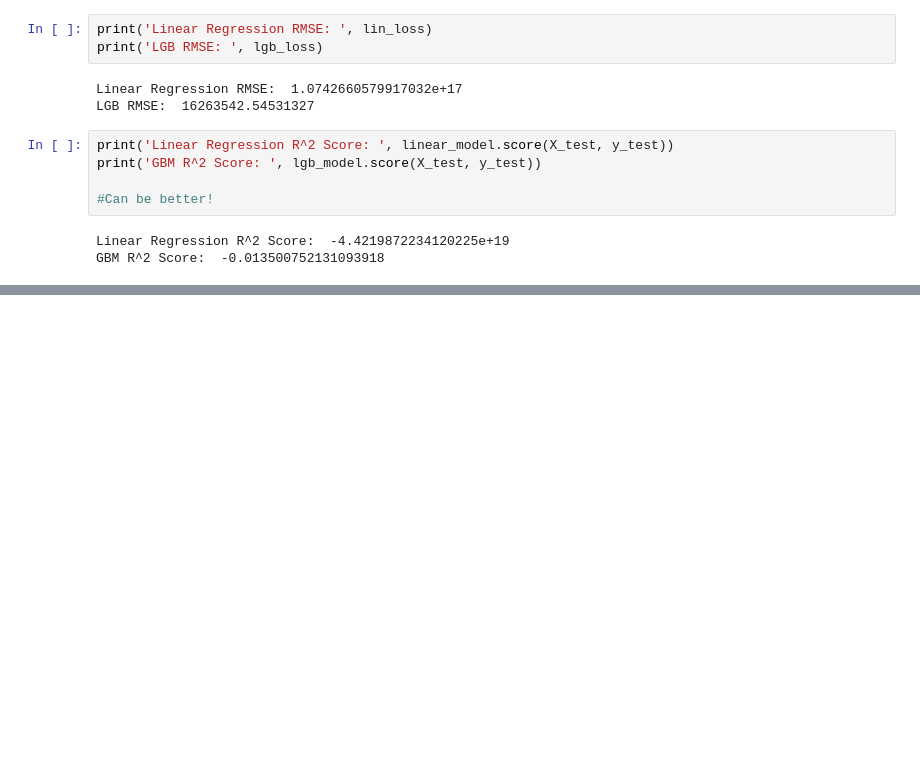
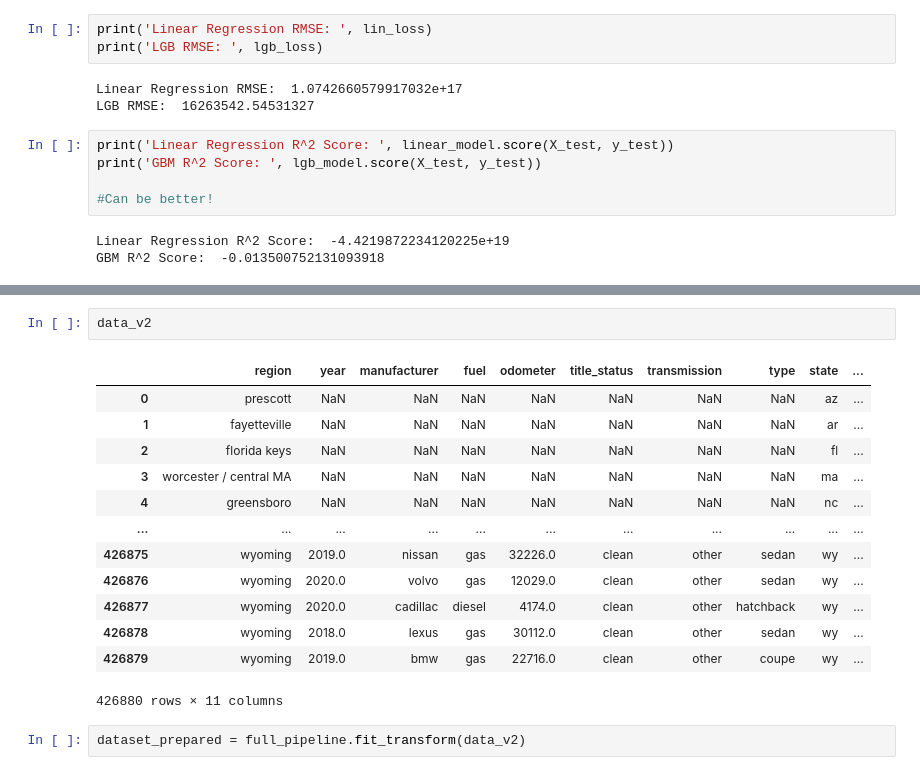
Before and after one commit to axiom9/vehicle_pricings, a Jupyter notebook: Predicting_used_car_prices.ipynb, the cells around one changed output, grey strips where cells are left out. Drawn from its saved outputs; the diff is of its cells as text; blank space fills up the shorter version.

```diff
--- a/Predicting_used_car_prices.ipynb
+++ b/Predicting_used_car_prices.ipynb
@@ -324,0 +409,18 @@ print('test')
+# %%
+data_v2
+# %% [output]
+|  | region | year | manufacturer | fuel | odometer | title_status | transmission | type | state | ... |
+| 0 | prescott | NaN | NaN | NaN | NaN | NaN | NaN | NaN | az | ... |
+| 1 | fayetteville | NaN | NaN | NaN | NaN | NaN | NaN | NaN | ar | ... |
+| 2 | florida keys | NaN | NaN | NaN | NaN | NaN | NaN | NaN | fl | ... |
+| 3 | worcester / central MA | NaN | NaN | NaN | NaN | NaN | NaN | NaN | ma | ... |
+| 4 | greensboro | NaN | NaN | NaN | NaN | NaN | NaN | NaN | nc | ... |
+| ... | ... | ... | ... | ... | ... | ... | ... | ... | ... | ... |
+| 426875 | wyoming | 2019.0 | nissan | gas | 32226.0 | clean | other | sedan | wy | ... |
+| 426876 | wyoming | 2020.0 | volvo | gas | 12029.0 | clean | other | sedan | wy | ... |
+| 426877 | wyoming | 2020.0 | cadillac | diesel | 4174.0 | clean | other | hatchback | wy | ... |
+| 426878 | wyoming | 2018.0 | lexus | gas | 30112.0 | clean | other | sedan | wy | ... |
+| 426879 | wyoming | 2019.0 | bmw | gas | 22716.0 | clean | other | coupe | wy | ... |
+426880 rows × 11 columns
+# %%
+dataset_prepared = full_pipeline.fit_transform(data_v2)
```
Also changed, not shown: parts of 51 cells of this notebook.
